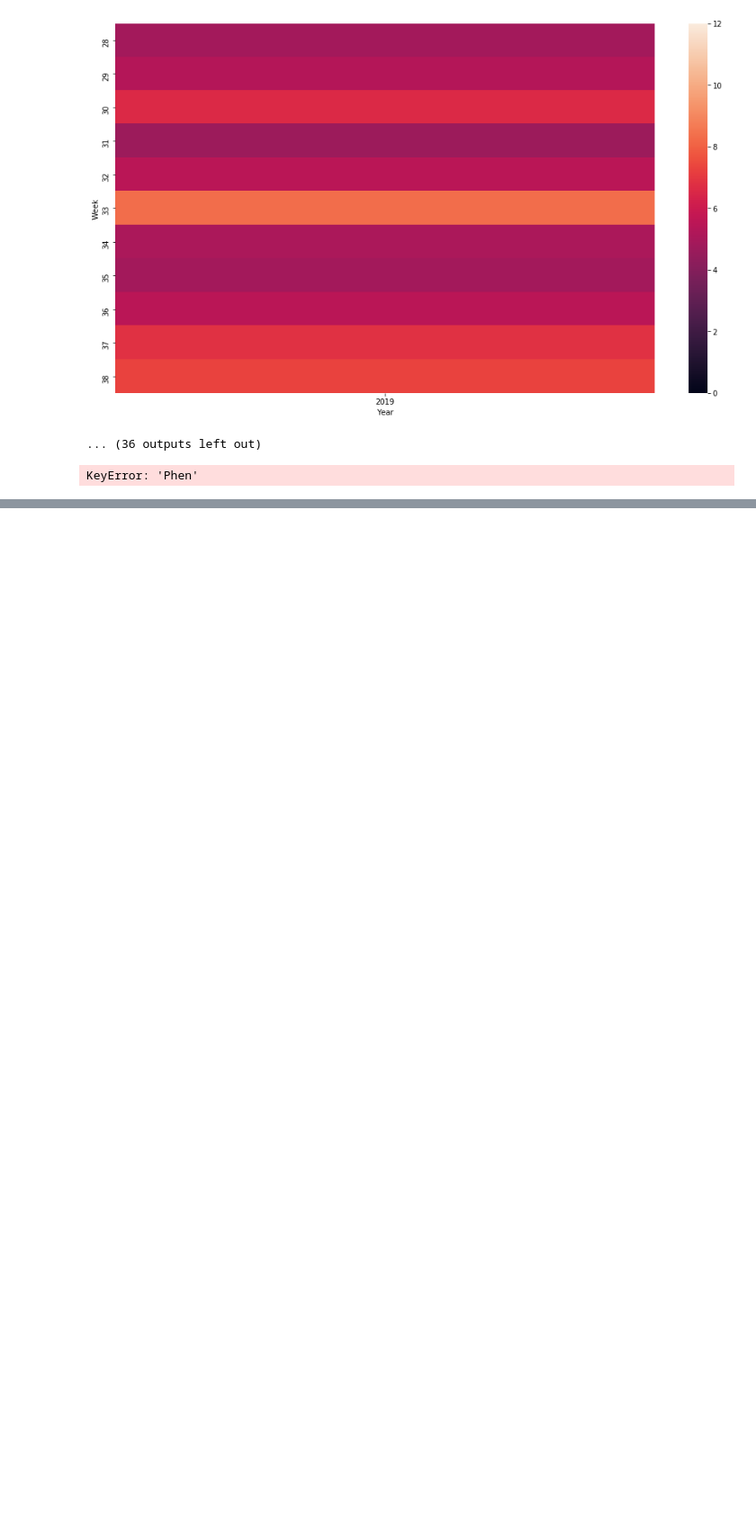
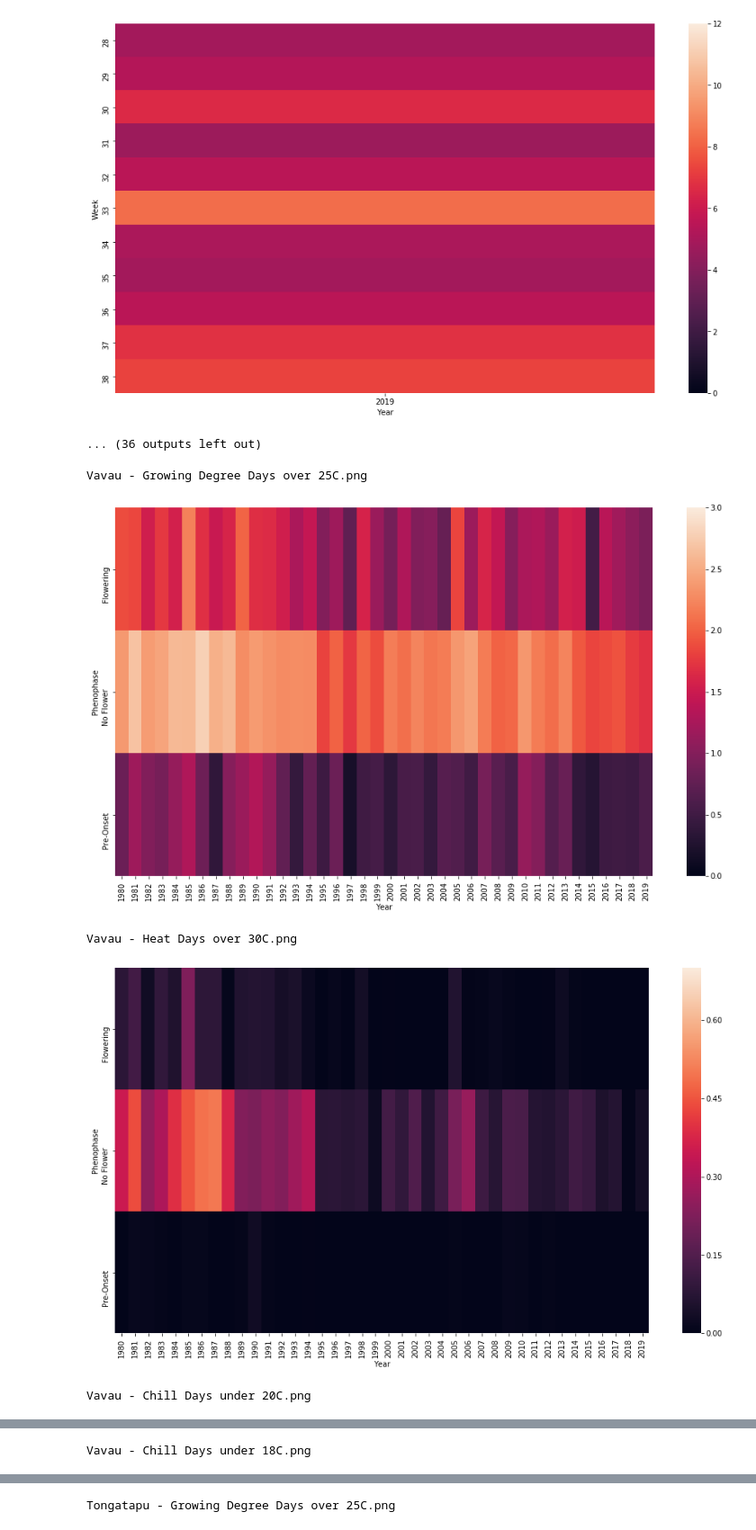
Before and after one commit to hradxy/tonga_met_data, a Jupyter notebook: Tonga MET download and analysis.ipynb, the cells around one changed output, grey strips where cells are left out. Shown at 90% size. Drawn from its saved outputs; the diff is of its cells as text; code cells hidden in the pictures; blank space fills up the shorter version.

```diff
--- a/Tonga MET download and analysis.ipynb
+++ b/Tonga MET download and analysis.ipynb
@@ -101,31 +101,34 @@ for station in station_ids.keys():
 # %%
 figure_dict = {
     'GDD_25':{'min_val':0, 'max_val':3, 'name':'Growing Degree Days over 25C', 'df_column':'GDD_25'},
     'Heat_30':{'min_val':0, 'max_val':0.7, 'name':'Heat Days over 30C', 'df_column':'Heat_30'},
     'Chill_20':{'min_val':0, 'max_val':1, 'name':'Chill Days under 20C', 'df_column':'Chill_20'},
     'Chill_18':{'min_val':0, 'max_val':0.8, 'name':'Chill Days under 18C', 'df_column':'Chill_18'}
 }
 
 station_ids = {
         'Vavau':3,
         'Tongatapu':1
 }
 
 #Generating figures and writing to disk as PNG files
 for station in station_ids.keys():
     #Read excel file into memory
     frame = pd.read_excel(station+'-01011980 to '+end_date_filename+'.xls', header=0).fillna(np.nan)
-    frame['Phenophase'] = frame['Phen']
     frame['Phenophase'] = frame['Phenophase'].replace({'NF':'No Flower'})
     #Generating heatmaps
     for figure in figure_dict.keys():
         table_sum = pd.pivot_table(frame,index='Phenophase',columns='Year',values = figure_dict[figure]['df_column'],aggfunc=np.sum)
         table_sum.to_excel(station+' - '+figure_dict[figure]['name']+' by phenophase.xls')
         htmp = pd.pivot_table(frame,index='Phenophase',columns='Year',values = figure_dict[figure]['df_column'],aggfunc=np.mean)
         fig, ax = plt.subplots(figsize=(16,9))
         sns.heatmap(htmp,vmin = figure_dict[figure]['min_val'], vmax = figure_dict[figure]['max_val'])
         print(station+' - '+figure_dict[figure]['name']+'.png')
         plt.show()
         fig.savefig(station+' - '+figure_dict[figure]['name']+' - phase mean.png')
 # %% [output]
-KeyError: 'Phen'
+Vavau - Growing Degree Days over 25C.png
+[figure, added]
+Vavau - Heat Days over 30C.png
+[figure, added]
+Vavau - Chill Days under 20C.png
@@ -131,0 +136 @@ KeyError: 'Phen'
+Vavau - Chill Days under 18C.png
@@ -131,0 +138 @@ KeyError: 'Phen'
+Tongatapu - Growing Degree Days over 25C.png
```
Also changed, not shown: parts of 1 cell of this notebook.
